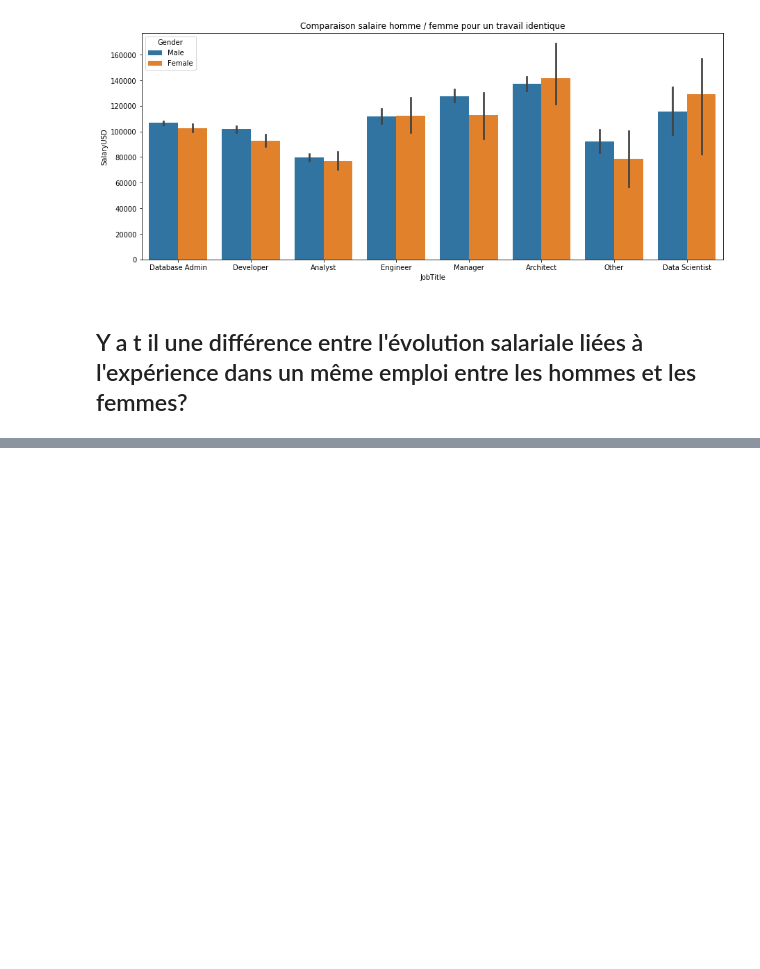
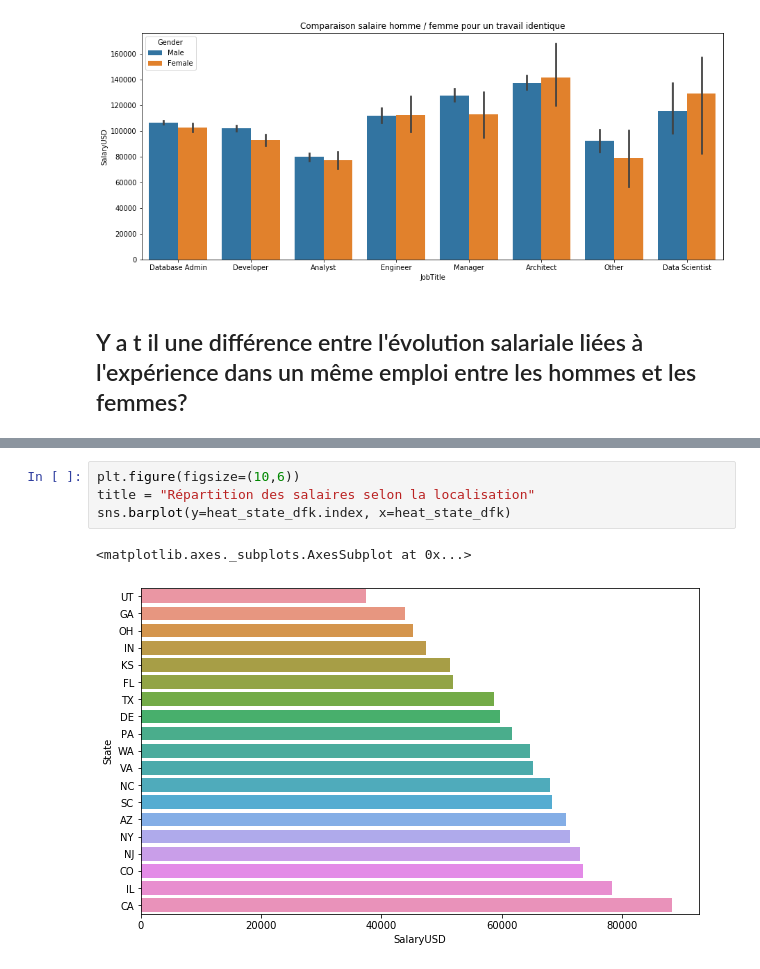
Before and after one commit to Gio-Mgm/american-dream, a Jupyter notebook: notebook/Career_visualization.ipynb, the cells around one changed output, grey strips where cells are left out. Drawn from its saved outputs; the diff is of its cells as text; blank space fills up the shorter version.

```diff
--- a/notebook/Career_visualization.ipynb
+++ b/notebook/Career_visualization.ipynb
@@ -199,0 +223,7 @@ sns.barplot(x=g_df.JobTitle, y=g_df.SalaryUSD, hue=g_df.Gender)
+# %%
+plt.figure(figsize=(10,6))
+title = "Répartition des salaires selon la localisation"
+sns.barplot(y=heat_state_dfk.index, x=heat_state_dfk)
+# %% [output]
+<matplotlib.axes._subplots.AxesSubplot at 0x...>
+[figure, added]
```
Also changed, not shown: parts of 13 cells of this notebook, 1 other file.
